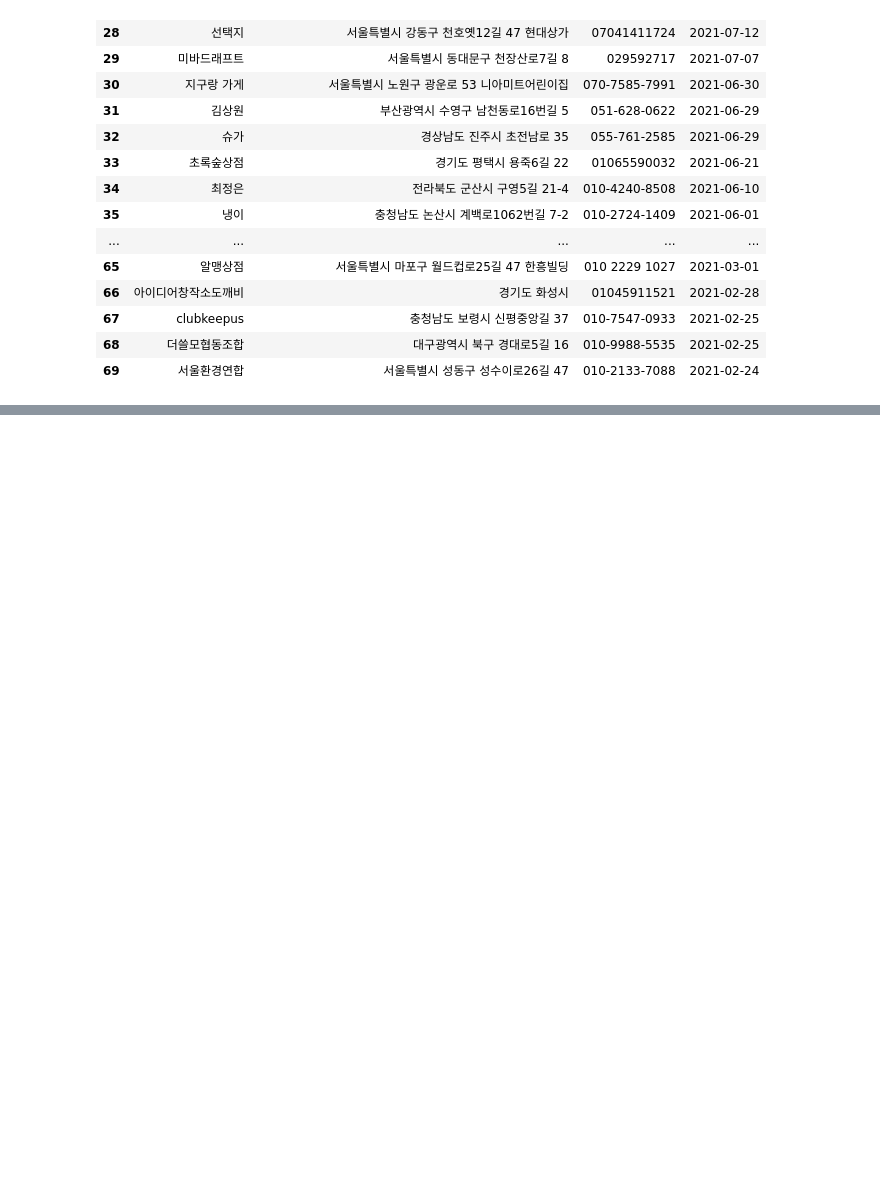
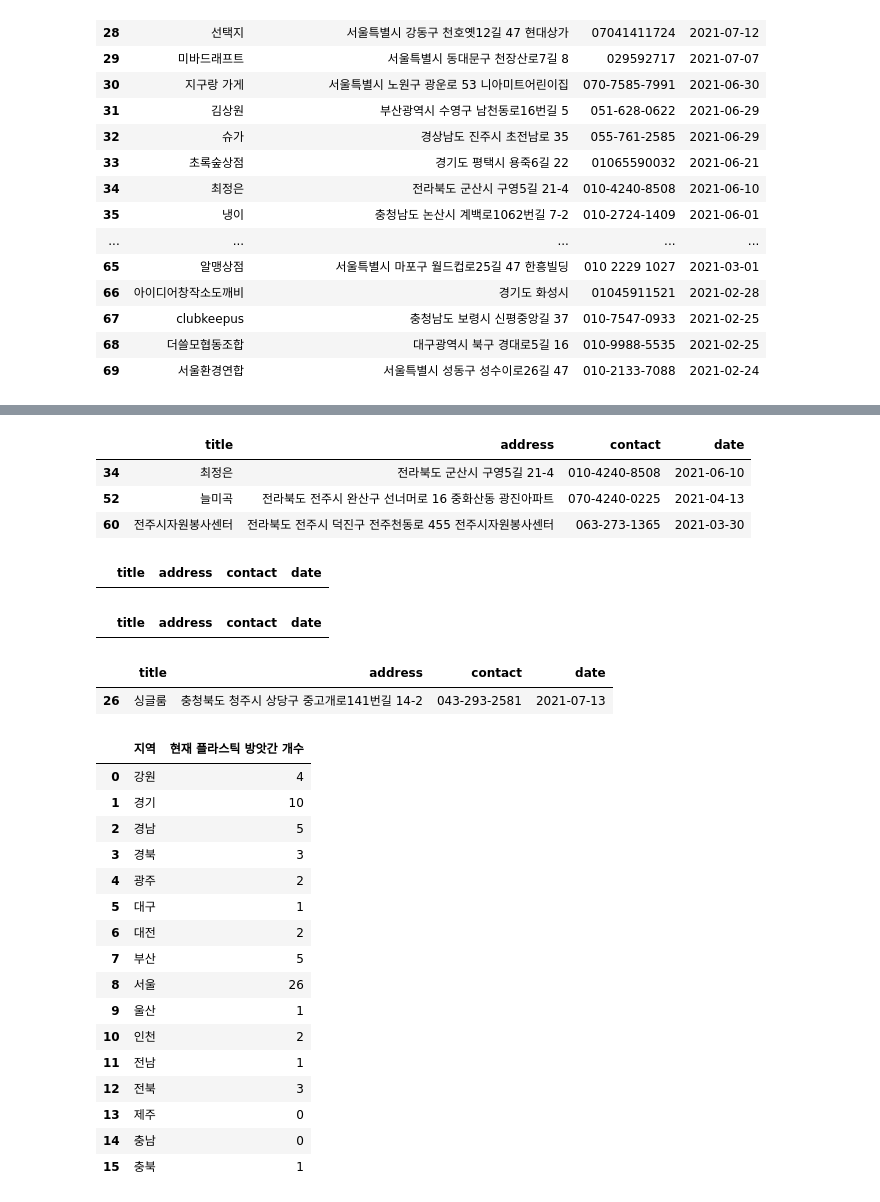
Before and after one commit to yeomsee/Ecothon_2023, a Jupyter notebook: 전국 생활 폐기물 데이터 시계열 분석을 통한 플라스틱 방앗간 추가 위치 선정/플라스틱 방앗간 데이터/크롤링 데이터 정제/플라스틱_방앗간_수거공간_정보_데이터_정제.ipynb, the cells around one changed output, grey strips where cells are left out. Cells and saved outputs as stored; diff of their text form; code cells hidden in the pictures; blank space fills up the shorter version.

```diff
--- a/전국 생활 폐기물 데이터 시계열 분석을 통한 플라스틱 방앗간 추가 위치 선정/플라스틱 방앗간 데이터/크롤링 데이터 정제/플라스틱_방앗간_수거공간_정보_데이터_정제.ipynb
+++ b/전국 생활 폐기물 데이터 시계열 분석을 통한 플라스틱 방앗간 추가 위치 선정/플라스틱 방앗간 데이터/크롤링 데이터 정제/플라스틱_방앗간_수거공간_정보_데이터_정제.ipynb
@@ -119,0 +232,46 @@ mydata[26:]
+# %%
+df_전북 = mydata[mydata["address"].str.contains("전라북도")]
+df_전북
+# %% [output]
+|  | title | address | contact | date |
+| 34 | 최정은 | 전라북도 군산시 구영5길 21-4 | 010-4240-8508 | 2021-06-10 |
+| 52 | 늘미곡 | 전라북도 전주시 완산구 선너머로 16 중화산동 광진아파트 | 070-4240-0225 | 2021-04-13 |
+| 60 | 전주시자원봉사센터 | 전라북도 전주시 덕진구 전주천동로 455 전주시자원봉사센터 | 063-273-1365 | 2021-03-30 |
+# %%
+df_제주 = mydata[mydata["address"].str.contains("제주")]
+df_제주
+# %% [output]
+|  | title | address | contact | date |
+# %%
+df_충남 = mydata[mydata["address"].str.contains("층청남도")]
+df_충남
+# %% [output]
+|  | title | address | contact | date |
+# %%
+df_충북 = mydata[mydata["address"].str.contains("충청북도")]
+df_충북
+# %% [output]
+|  | title | address | contact | date |
+| 26 | 싱글룸 | 충청북도 청주시 상당구 중고개로141번길 14-2 | 043-293-2581 | 2021-07-13 |
+# %%
+df = pd.DataFrame({"지역": ["강원", "경기", "경남", "경북", "광주", "대구", "대전", "부산", "서울", "울산", "인천", "전남", "전북", "제주", "충남", "충북"],
+                   "현재 플라스틱 방앗간 개수": [len(df_강원), len(df_경기), len(df_경남), len(df_경북), len(df_광주), len(df_대구), len(df_대전), len(df_부산), len(df_서울), len(df_울산), len(df_인천), len(df_전남), len(df_전북), len(df_제주), len(df_충남), len(df_충북)]})
+df
+# %% [output]
+|  | 지역 | 현재 플라스틱 방앗간 개수 |
+| 0 | 강원 | 4 |
+| 1 | 경기 | 10 |
+| 2 | 경남 | 5 |
+| 3 | 경북 | 3 |
+| 4 | 광주 | 2 |
+| 5 | 대구 | 1 |
+| 6 | 대전 | 2 |
+| 7 | 부산 | 5 |
+| 8 | 서울 | 26 |
+| 9 | 울산 | 1 |
+| 10 | 인천 | 2 |
+| 11 | 전남 | 1 |
+| 12 | 전북 | 3 |
+| 13 | 제주 | 0 |
+| 14 | 충남 | 0 |
+| 15 | 충북 | 1 |
```
Also changed, not shown: parts of 13 cells of this notebook.
